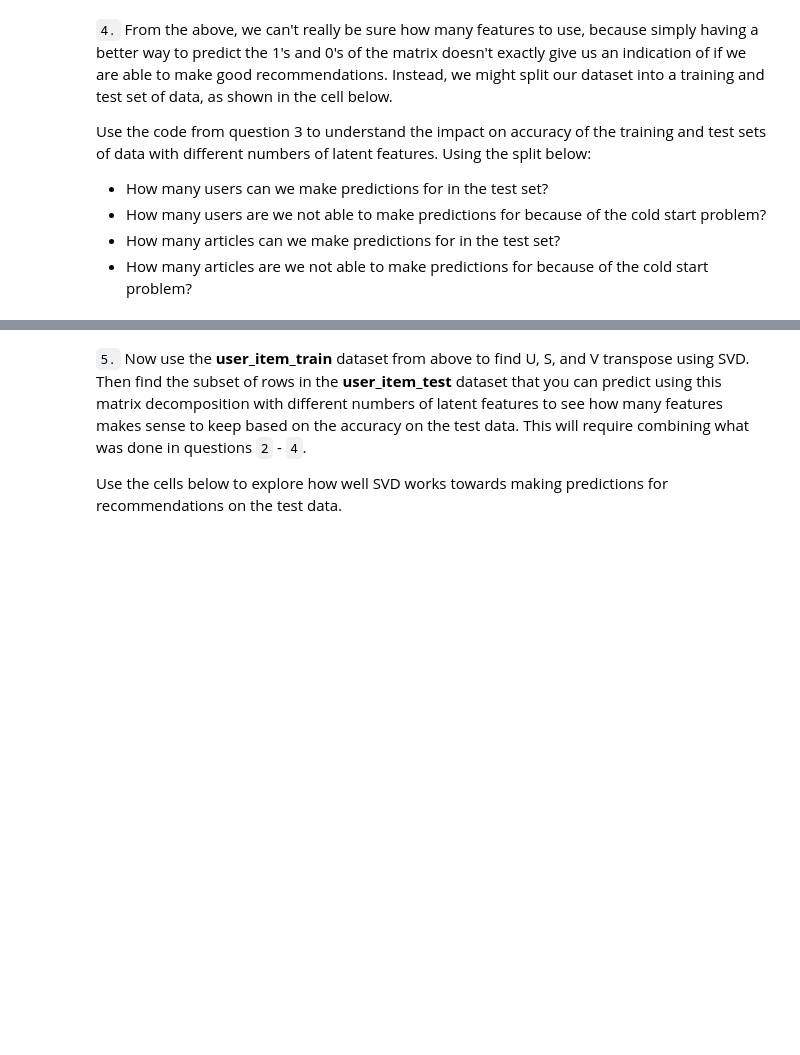
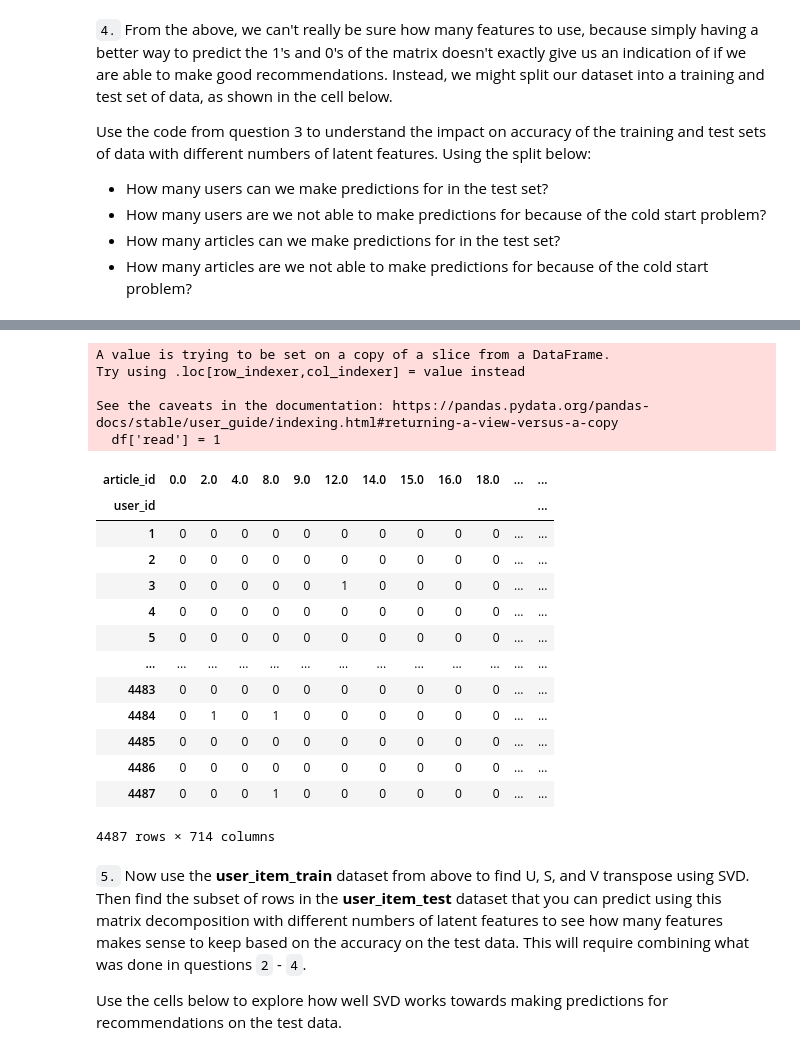
Before and after one commit to Hangzoed/IBM-Recommendations, a Jupyter notebook: Recommendations_with_IBM.ipynb, the cells around one changed output, grey strips where cells are left out. Saved outputs shown, nothing was run; the diff lists cells and outputs as text; code cells hidden in the pictures; blank space fills up the shorter version.

```diff
--- a/Recommendations_with_IBM.ipynb
+++ b/Recommendations_with_IBM.ipynb
@@ -853,0 +875,12 @@ def user_user_recs_part2(user_id, m=10):
+# %%
+we = x.neighbors_df.tolist()
+# %%
+test_1 = get_user_articles(233)
+# %%
+for  sim_users in we:
+    articles = get_user_articles(32)[0]
+    #print(type(articles))
+    test_2 = np.unique(articles, test_1)[0]
+    print(test_2)
+
+    break
@@ -995,10 +1119,36 @@ def create_test_and_train_user_item(df_train, df_test):
 
     '''
     # Your code here
-
+    user_item_train = create_user_item_matrix(df_train)
+    user_item_test =  create_user_item_matrix(df_test)
+    test_idx = df_train.user_id.tolist()
+    test_arts = df_train.article_id.tolist()
     return user_item_train, user_item_test, test_idx, test_arts
 
 user_item_train, user_item_test, test_idx, test_arts = create_test_and_train_user_item(df_train, df_test)
+# %% [output]
+A value is trying to be set on a copy of a slice from a DataFrame.
+Try using .loc[row_indexer,col_indexer] = value instead
+
+See the caveats in the documentation: https://pandas.pydata.org/pandas-docs/stable/user_guide/indexing.html#returning-a-view-versus-a-copy
+  df['read'] = 1
+# %%
+user_item_train
+# %% [output]
+| article_id | 0.0 | 2.0 | 4.0 | 8.0 | 9.0 | 12.0 | 14.0 | 15.0 | 16.0 | 18.0 | ... | ... |
+| user_id |  |  |  |  |  |  |  |  |  |  |  | ... |
+| 1 | 0 | 0 | 0 | 0 | 0 | 0 | 0 | 0 | 0 | 0 | ... | ... |
+| 2 | 0 | 0 | 0 | 0 | 0 | 0 | 0 | 0 | 0 | 0 | ... | ... |
+| 3 | 0 | 0 | 0 | 0 | 0 | 1 | 0 | 0 | 0 | 0 | ... | ... |
+| 4 | 0 | 0 | 0 | 0 | 0 | 0 | 0 | 0 | 0 | 0 | ... | ... |
+| 5 | 0 | 0 | 0 | 0 | 0 | 0 | 0 | 0 | 0 | 0 | ... | ... |
+| ... | ... | ... | ... | ... | ... | ... | ... | ... | ... | ... | ... | ... |
+| 4483 | 0 | 0 | 0 | 0 | 0 | 0 | 0 | 0 | 0 | 0 | ... | ... |
+| 4484 | 0 | 1 | 0 | 1 | 0 | 0 | 0 | 0 | 0 | 0 | ... | ... |
+| 4485 | 0 | 0 | 0 | 0 | 0 | 0 | 0 | 0 | 0 | 0 | ... | ... |
+| 4486 | 0 | 0 | 0 | 0 | 0 | 0 | 0 | 0 | 0 | 0 | ... | ... |
+| 4487 | 0 | 0 | 0 | 1 | 0 | 0 | 0 | 0 | 0 | 0 | ... | ... |
+4487 rows × 714 columns
 # %%
 # Replace the values in the dictionary below
 a = 662
```
Also changed, not shown: parts of 69 cells of this notebook.
